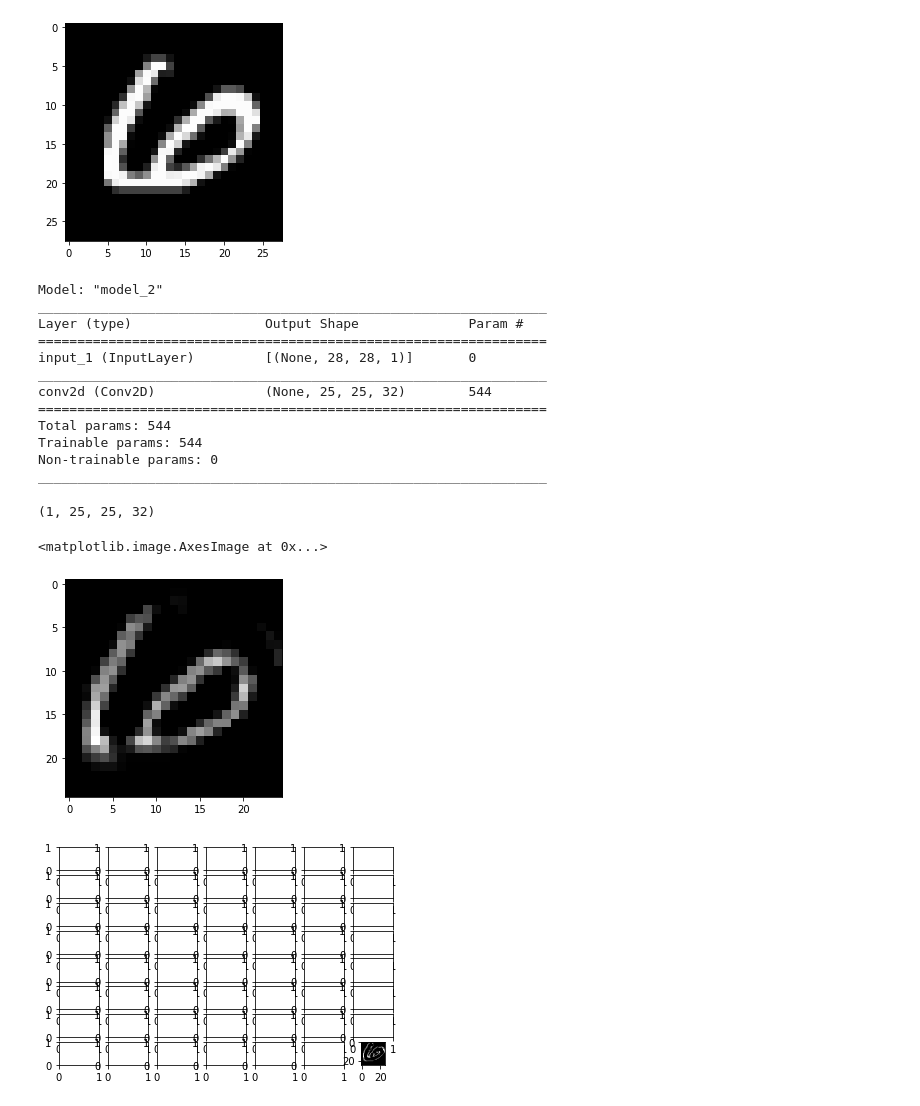
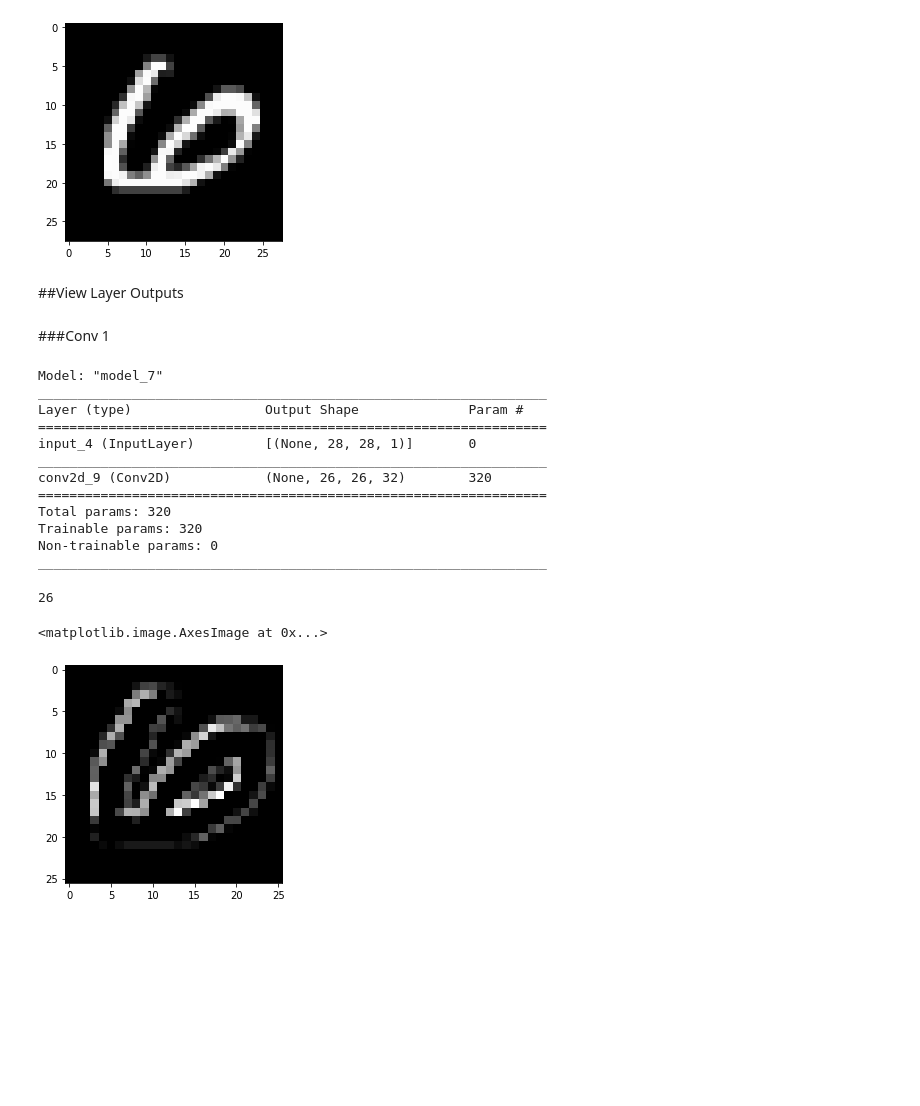
Before and after one commit to AnirbanMukherjeeXD/cnn-mnist-digits, a Jupyter notebook: CNN_MNIST_Functional_Model.ipynb, the cells around one changed output. Cells and saved outputs as stored; diff of their text form; code cells hidden in the pictures; blank space fills up the shorter version.

```diff
--- a/CNN_MNIST_Functional_Model.ipynb
+++ b/CNN_MNIST_Functional_Model.ipynb
@@ -59,11 +62,13 @@ from tensorflow.keras.layers import Conv2D
 from tensorflow.keras.layers import MaxPooling2D
 # %%
 inp = Input(shape=(28,28,1))
-conv1 = Conv2D(32, kernel_size=4, activation='relu')(inp)
+conv1 = Conv2D(32, kernel_size=3, activation='relu')(inp)
 pool1 = MaxPooling2D(pool_size=(2, 2))(conv1)
-conv2 = Conv2D(16, kernel_size=4, activation='relu')(pool1)
+conv2 = Conv2D(16, kernel_size=3, activation='relu')(pool1)
 pool2 = MaxPooling2D(pool_size=(2, 2))(conv2)
-flat = Flatten()(pool2)
+conv3 = Conv2D(8, kernel_size=2, activation='relu')(pool2)
+pool3 = MaxPooling2D(pool_size=(2, 2))(conv3)
+flat = Flatten()(pool3)
 dense = Dense(128, activation='relu')(flat)
 out = Dense(10, activation='softmax')(dense)
 # %%
@@ -142,41 +141,34 @@ plt.imshow(X_train[0].reshape(28,28))
 # %% [output]
 <matplotlib.image.AxesImage at 0x...>
 [figure]
+# %% [markdown]
+##View Layer Outputs
+# %% [markdown]
+###Conv 1
 # %%
 model = Model(inputs=inp, outputs=conv1)
 model.summary()
 # %% [output]
-Model: "model_2"
+Model: "model_7"
 _________________________________________________________________
 Layer (type)                 Output Shape              Param #
 =================================================================
-input_1 (InputLayer)         [(None, 28, 28, 1)]       0
+input_4 (InputLayer)         [(None, 28, 28, 1)]       0
 _________________________________________________________________
-conv2d (Conv2D)              (None, 25, 25, 32)        544
+conv2d_9 (Conv2D)            (None, 26, 26, 32)        320
 =================================================================
-Total params: 544
-Trainable params: 544
+Total params: 320
+Trainable params: 320
 Non-trainable params: 0
 _________________________________________________________________
 # %%
-pred=model.predict(image.reshape(1,28,28,1))
+pred=model.predict(X_train[0].reshape(1,28,28,1))
 # %%
-pred.shape
+pred.shape[1]
 # %% [output]
-(1, 25, 25, 32)
+26
 # %%
-plt.imshow(pred.reshape(25,25,32)[:,:,4])
+plt.imshow(pred.reshape(pred.shape[1],pred.shape[2],32)[:,:,4])
 # %% [output]
 <matplotlib.image.AxesImage at 0x...>
-[figure, old version]
+[figure, new version]
-# %%
-fig, ax = plt.subplots(nrows=8, ncols=7)#, figsize=(20, 10)
-i,j=0,0
-for ii in range(32):
-    plt.imshow(pred.reshape(25,25,32)[:,:,ii])
-    # j=j+1
-    # if(ii%3==0):
-    #     i=i+1
-    #     j=0
-# %% [output]
-[figure, removed]
```
Also changed, not shown: parts of 28 cells of this notebook.
